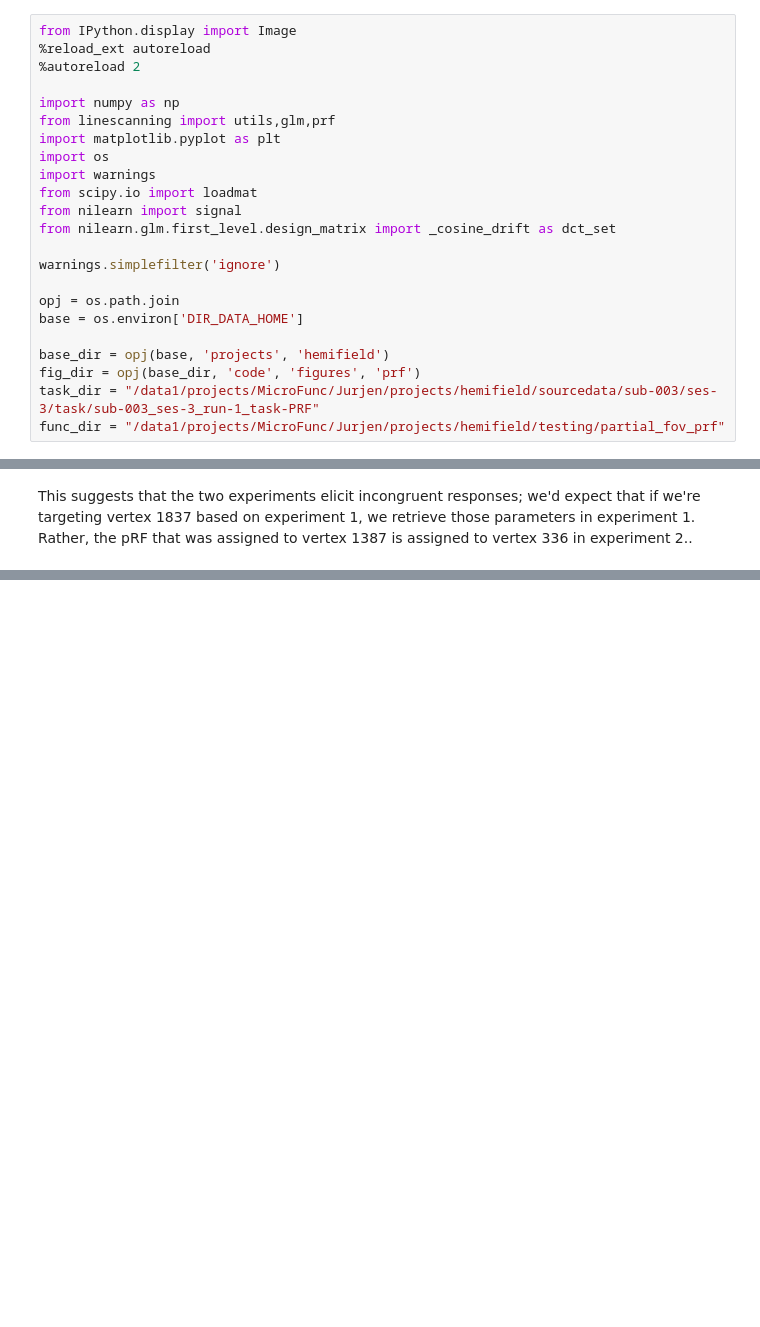
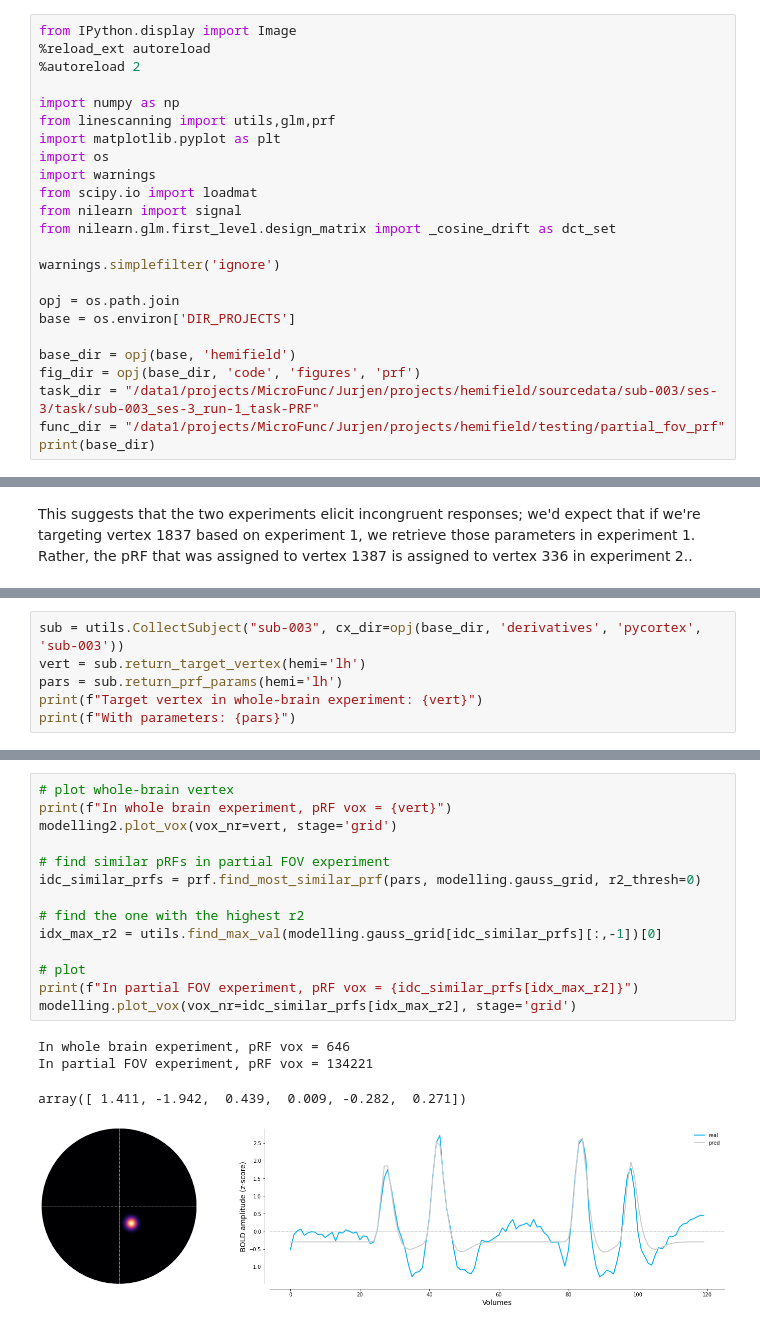
Before and after one commit to spinoza-centre/pRFline, a Jupyter notebook: notebooks/prf_partialfov.ipynb, the cells around one changed output, grey strips where cells are left out. Drawn from its saved outputs; the diff is of its cells as text; blank space fills up the shorter version.

Commit message:
add target vertex

```diff
--- a/notebooks/prf_partialfov.ipynb
+++ b/notebooks/prf_partialfov.ipynb
@@ -35,9 +35,10 @@ from nilearn.glm.first_level.design_matrix import _cosine_drift as dct_set
 warnings.simplefilter('ignore')
 
 opj = os.path.join
-base = os.environ['DIR_DATA_HOME']
+base = os.environ['DIR_PROJECTS']
 
-base_dir = opj(base, 'projects', 'hemifield')
+base_dir = opj(base, 'hemifield')
 fig_dir = opj(base_dir, 'code', 'figures', 'prf')
 task_dir = "/data1/projects/MicroFunc/Jurjen/projects/hemifield/sourcedata/sub-003/ses-3/task/sub-003_ses-3_run-1_task-PRF"
 func_dir = "/data1/projects/MicroFunc/Jurjen/projects/hemifield/testing/partial_fov_prf"
+print(base_dir)
@@ -253,0 +264,6 @@ pRF location in partial FOV experiment
+# %%
+sub = utils.CollectSubject("sub-003", cx_dir=opj(base_dir, 'derivatives', 'pycortex', 'sub-003'))
+vert = sub.return_target_vertex(hemi='lh')
+pars = sub.return_prf_params(hemi='lh')
+print(f"Target vertex in whole-brain experiment: {vert}")
+print(f"With parameters: {pars}")
@@ -253,0 +273,19 @@ pRF location in partial FOV experiment
+# %%
+# plot whole-brain vertex
+print(f"In whole brain experiment, pRF vox = {vert}")
+modelling2.plot_vox(vox_nr=vert, stage='grid')
+
+# find similar pRFs in partial FOV experiment
+idc_similar_prfs = prf.find_most_similar_prf(pars, modelling.gauss_grid, r2_thresh=0)
+
+# find the one with the highest r2
+idx_max_r2 = utils.find_max_val(modelling.gauss_grid[idc_similar_prfs][:,-1])[0]
+
+# plot
+print(f"In partial FOV experiment, pRF vox = {idc_similar_prfs[idx_max_r2]}")
+modelling.plot_vox(vox_nr=idc_similar_prfs[idx_max_r2], stage='grid')
+# %% [output]
+In whole brain experiment, pRF vox = 646
+In partial FOV experiment, pRF vox = 134221
+array([ 1.411, -1.942,  0.439,  0.009, -0.282,  0.271])
+[figure, added]
```
Also changed, not shown: parts of 12 cells of this notebook.
